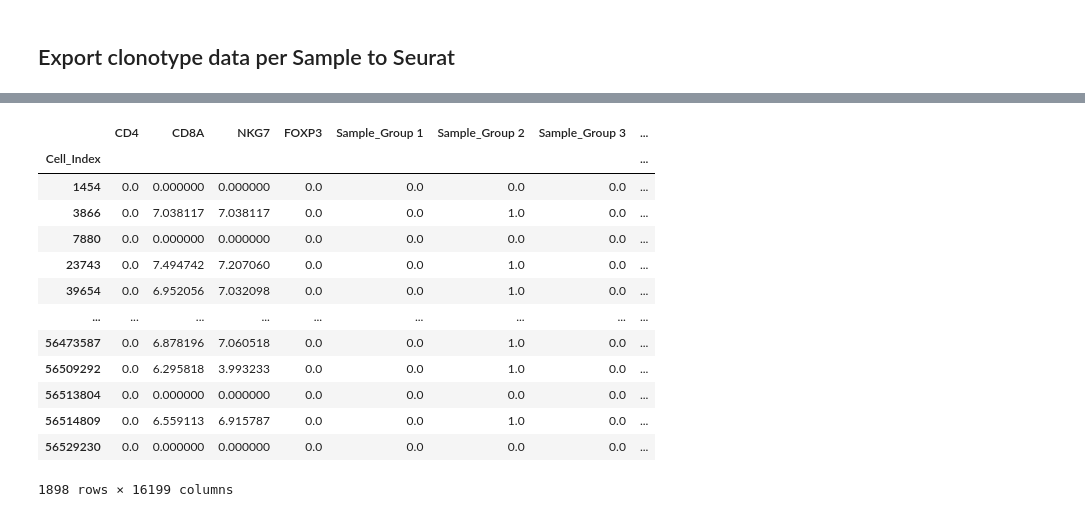
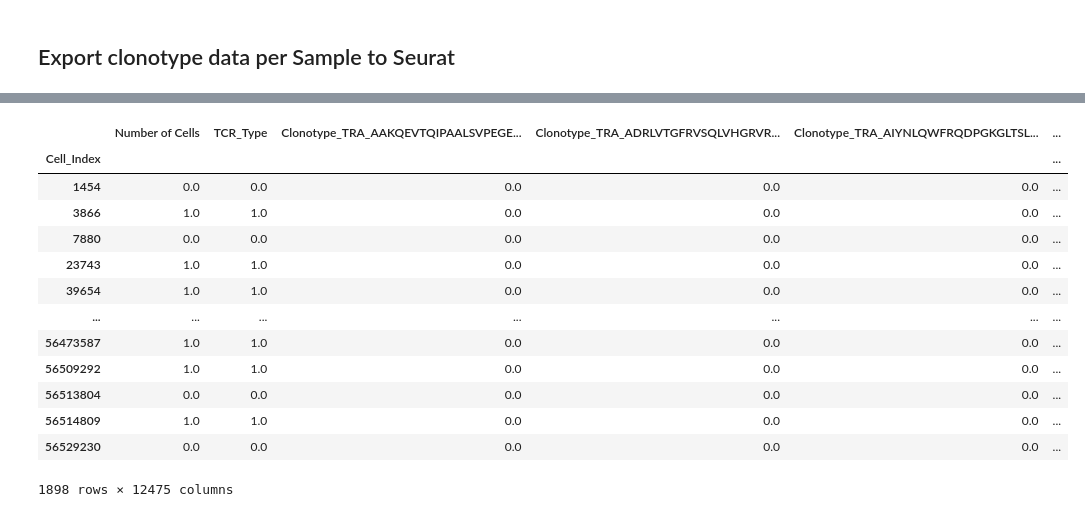
Before and after one commit to Perik-Zavodskii/TCRscape, a Jupyter notebook: TCRsacape.ipynb, the cells around one changed output, grey strips where cells are left out. Saved outputs shown, nothing was run; the diff lists cells and outputs as text; code cells hidden in the pictures.

```diff
--- a/TCRsacape.ipynb
+++ b/TCRsacape.ipynb
@@ -233,19 +280,7 @@ df
 # %%
-X = df.drop(columns=['Sample_Group 1', 'Sample_Group 2', 'Sample_Group 3']) # Remove the meta data
-# X = StandardScaler().fit_transform(X) # Gives bad clusters sometimes
+# Compute the PCA embeddings
 
-# Plot background color
-plt.rcParams['axes.facecolor'] = 'white'
-# plt.rcParams['axes.facecolor'] = 'black'
+pca = PCA(n_components=30, random_state=14)
 
-# PCA
-pca = PCA(n_components=20)
-pca_fit = pca.fit(X.T)
-PC_values = np.arange(pca.n_components_) + 1
-plt.figure(figsize=(7,5))
-plt.plot(PC_values, pca.explained_variance_ratio_, 'o-', linewidth=2, color='#0096FF')
-plt.title('Scree Plot')
-plt.xlabel('Principal Component')
-plt.ylabel('Variance Explained')
-plt.savefig('Scree Plot.png', dpi=600, bbox_inches='tight')
-plt.show()
+X_cells = X
+X_pcs   = pca.fit_transform(X_cells)
@@ -254,16 +303,18 @@ plt.show()
 # %%
-n_components = 5 # From the Scree Plot
+# Calculate UMAP
 
-# UMAP
+n_pcs = 16 # Select the number from the Scree Plot above
+X_pcs_trim = X_pcs[:, :n_pcs]
+
 clusterable_embedding = umap.UMAP(
                                   n_neighbors=5,
                                   min_dist=0.1,
-                                  n_components=n_components,
+                                  n_components=2,
                                   random_state=14,
-                                 ).fit_transform(X)
+                                 ).fit_transform(X_pcs_trim)
 plt.figure(figsize=(5,5))
 plt.scatter(clusterable_embedding[:, 0], clusterable_embedding[:, 1],
-             s=5, cmap='Spectral')
+            marker=".", s=5, cmap='Spectral')
 plt.xlabel('UMAP 1')
 plt.ylabel('UMAP 2')
 # %% [output]
@@ -272,6 +323,6 @@ Text(0, 0.5, 'UMAP 2')
 # %%
 # Run HDBSCAN clustering
-clusterer = hdbscan.HDBSCAN(min_cluster_size=10, min_samples=5)
+clusterer = hdbscan.HDBSCAN(min_cluster_size=10, min_samples=30)
 cluster_labels = clusterer.fit_predict(clusterable_embedding)
 df['Cluster'] = cluster_labels
 # %%
@@ -383,2 +598,5 @@ plt.show()
 # %% [markdown]
 ## Export clonotype data per Sample to Seurat
+# %%
+features_to_cluster.append('Cluster')
+features_to_cluster
@@ -439,30 +670,30 @@ sample_clonotype
 # %%
 sample = Group_2_1
 
 Cell_Index = sample.reset_index()
 Cell_Index = Cell_Index[["Cell_Index"]]
 Cell_Index.set_index(['Cell_Index'], inplace=True)
 
-sample_clonotype = pd.merge(Cell_Index,df,how='left',left_index=True, right_index=True)
+sample_clonotype = pd.merge(Cell_Index,df.drop(columns=features_to_cluster),how='left',left_index=True, right_index=True)
 sample_clonotype = sample_clonotype.fillna(0)
 sample_clonotype = sample_clonotype[~sample_clonotype.index.duplicated(keep='first')]
 sample_clonotype.to_csv('Group_2_1 Clonotypes.csv')
 sample_clonotype
 # %% [output]
-|  | CD4 | CD8A | NKG7 | FOXP3 | Sample_Group 1 | Sample_Group 2 | Sample_Group 3 | ... |
-| Cell_Index |  |  |  |  |  |  |  | ... |
-| 1454 | 0.0 | 0.000000 | 0.000000 | 0.0 | 0.0 | 0.0 | 0.0 | ... |
-| 3866 | 0.0 | 7.038117 | 7.038117 | 0.0 | 0.0 | 1.0 | 0.0 | ... |
-| 7880 | 0.0 | 0.000000 | 0.000000 | 0.0 | 0.0 | 0.0 | 0.0 | ... |
-| 23743 | 0.0 | 7.494742 | 7.207060 | 0.0 | 0.0 | 1.0 | 0.0 | ... |
-| 39654 | 0.0 | 6.952056 | 7.032098 | 0.0 | 0.0 | 1.0 | 0.0 | ... |
-| ... | ... | ... | ... | ... | ... | ... | ... | ... |
-| 56473587 | 0.0 | 6.878196 | 7.060518 | 0.0 | 0.0 | 1.0 | 0.0 | ... |
-| 56509292 | 0.0 | 6.295818 | 3.993233 | 0.0 | 0.0 | 1.0 | 0.0 | ... |
-| 56513804 | 0.0 | 0.000000 | 0.000000 | 0.0 | 0.0 | 0.0 | 0.0 | ... |
-| 56514809 | 0.0 | 6.559113 | 6.915787 | 0.0 | 0.0 | 1.0 | 0.0 | ... |
-| 56529230 | 0.0 | 0.000000 | 0.000000 | 0.0 | 0.0 | 0.0 | 0.0 | ... |
+|  | Number of Cells | TCR_Type | Clonotype_TRA_AAKQEVTQIPAALSVPEGE... | Clonotype_TRA_ADRLVTGFRVSQLVHGRVR... | Clonotype_TRA_AIYNLQWFRQDPGKGLTSL... | ... |
+| Cell_Index |  |  |  |  |  | ... |
+| 1454 | 0.0 | 0.0 | 0.0 | 0.0 | 0.0 | ... |
+| 3866 | 1.0 | 1.0 | 0.0 | 0.0 | 0.0 | ... |
+| 7880 | 0.0 | 0.0 | 0.0 | 0.0 | 0.0 | ... |
+| 23743 | 1.0 | 1.0 | 0.0 | 0.0 | 0.0 | ... |
+| 39654 | 1.0 | 1.0 | 0.0 | 0.0 | 0.0 | ... |
+| ... | ... | ... | ... | ... | ... | ... |
+| 56473587 | 1.0 | 1.0 | 0.0 | 0.0 | 0.0 | ... |
+| 56509292 | 1.0 | 1.0 | 0.0 | 0.0 | 0.0 | ... |
+| 56513804 | 0.0 | 0.0 | 0.0 | 0.0 | 0.0 | ... |
+| 56514809 | 1.0 | 1.0 | 0.0 | 0.0 | 0.0 | ... |
+| 56529230 | 0.0 | 0.0 | 0.0 | 0.0 | 0.0 | ... |
-1898 rows × 16199 columns
+1898 rows × 12475 columns
 # %%
 sample = Group_2_2
 
```
Also changed, not shown: parts of 42 cells of this notebook, 5 other files.
